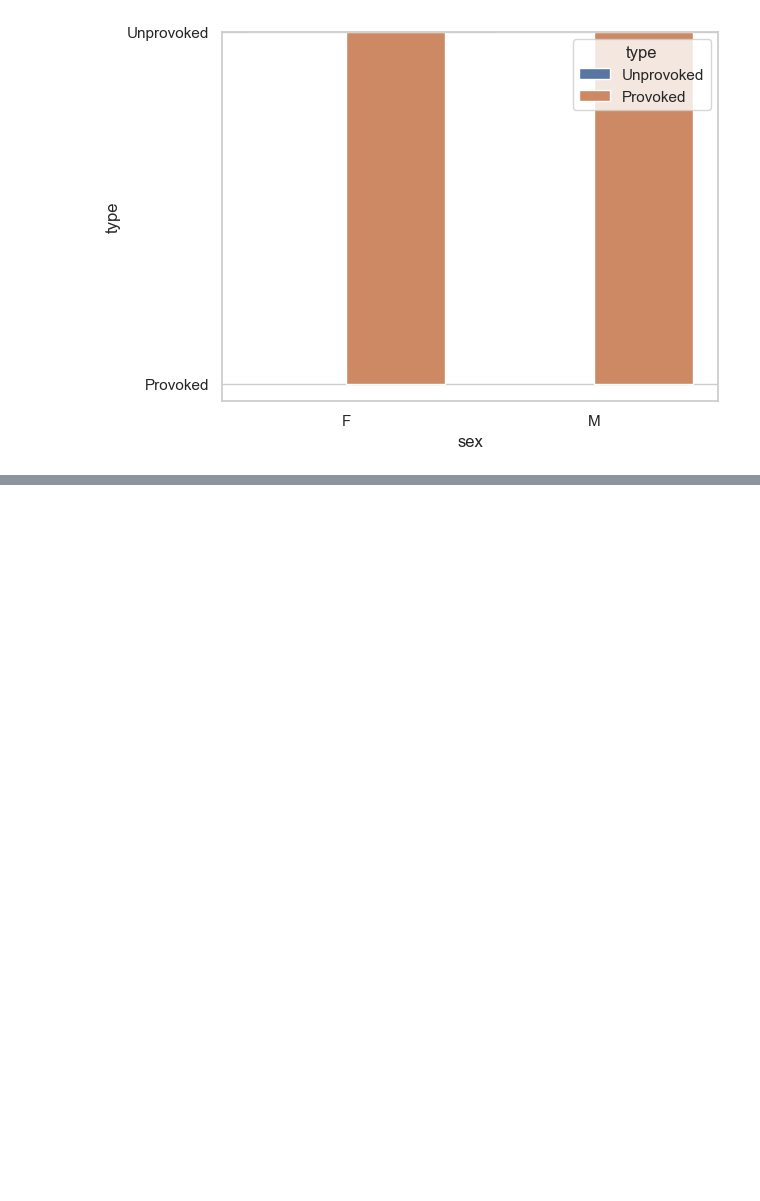
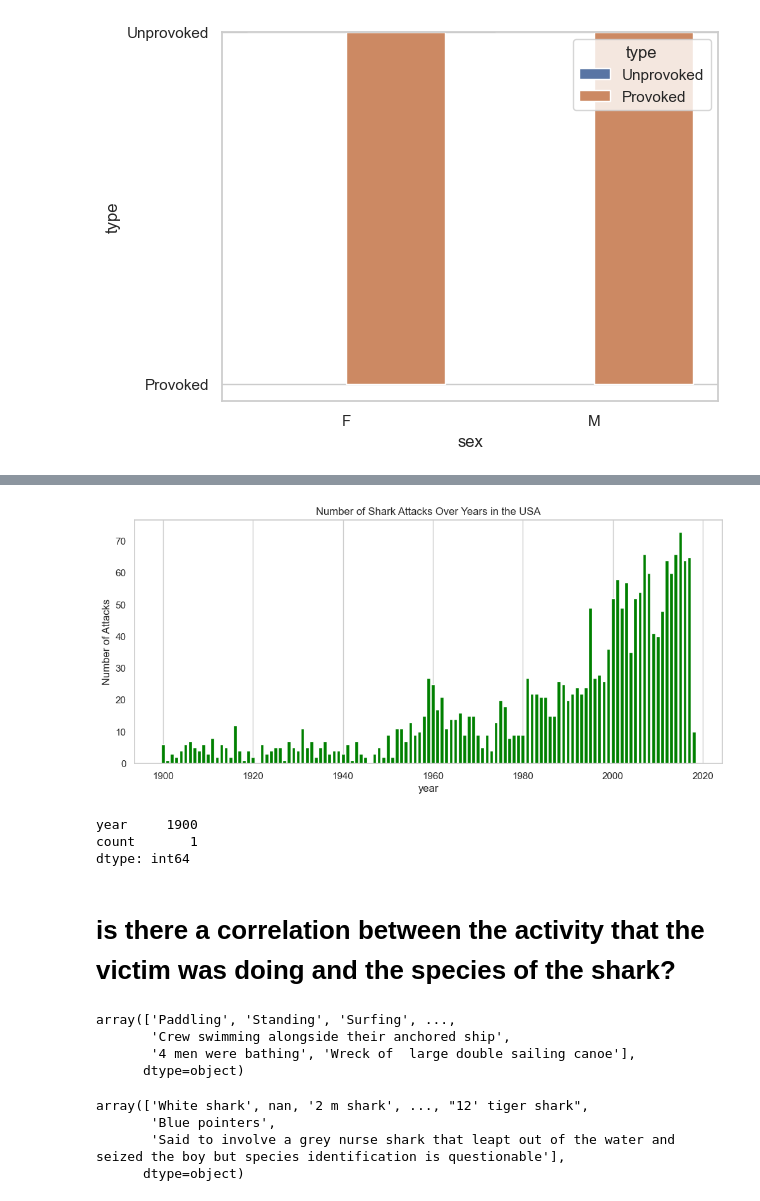
Before and after one commit to Nikolas121205/Project, a Jupyter notebook: project_1.ipynb, the cells around one changed output, grey strips where cells are left out. Saved outputs shown, nothing was run; the diff lists cells and outputs as text; code cells hidden in the pictures; blank space fills up the shorter version.

```diff
--- a/project_1.ipynb
+++ b/project_1.ipynb
@@ -955,0 +1226,4 @@ ValueError: No variables found for grid columns.
+# %%
+df_USA.dropna(subset=["year"], inplace = True)
+# %%
+df_USA["year"] = df_USA["year"].astype("int")
@@ -955,0 +1236,3 @@ ValueError: No variables found for grid columns.
+# %%
+df_USA = df_USA[df_USA['country'] == 'USA']
+df_USA
@@ -955,0 +1279,2 @@ ValueError: No variables found for grid columns.
+# %%
+df_USA = df_USA[(df_USA['country'] == 'USA') & (df_USA['year'] >= 1900)]
@@ -955,0 +1299,22 @@ ValueError: No variables found for grid columns.
+# %%
+df_counts = df_USA.groupby('year').size().reset_index(name='count')
+
+# Plot a bar chart
+plt.figure(figsize=(12, 5))
+plt.bar(df_counts['year'], df_counts['count'], color='green')
+plt.title('Number of Shark Attacks Over Years in the USA')
+plt.xlabel('year')
+plt.ylabel('Number of Attacks')
+plt.grid(axis='y')
+plt.show()
+# %% [output]
+[figure, added]
+# %%
+df_counts.max()
+df_counts.min()
+# %% [output]
+year     1900
+count       1
+dtype: int64
+# %% [markdown]
+# is there a correlation between the activity that the victim was doing and the species of the shark?
@@ -955,0 +1323,14 @@ ValueError: No variables found for grid columns.
+# %%
+df.activity.unique()
+# %% [output]
+array(['Paddling', 'Standing', 'Surfing', ...,
+       'Crew swimming alongside their anchored ship',
+       '4 men were bathing', 'Wreck of  large double sailing canoe'],
+      dtype=object)
+# %%
+df.species.unique()
+# %% [output]
+array(['White shark', nan, '2 m shark', ..., "12' tiger shark",
+       'Blue pointers',
+       'Said to involve a grey nurse shark that leapt out of the water and  seized the boy but species identification is questionable'],
+      dtype=object)
```
Also changed, not shown: parts of 30 cells of this notebook.
